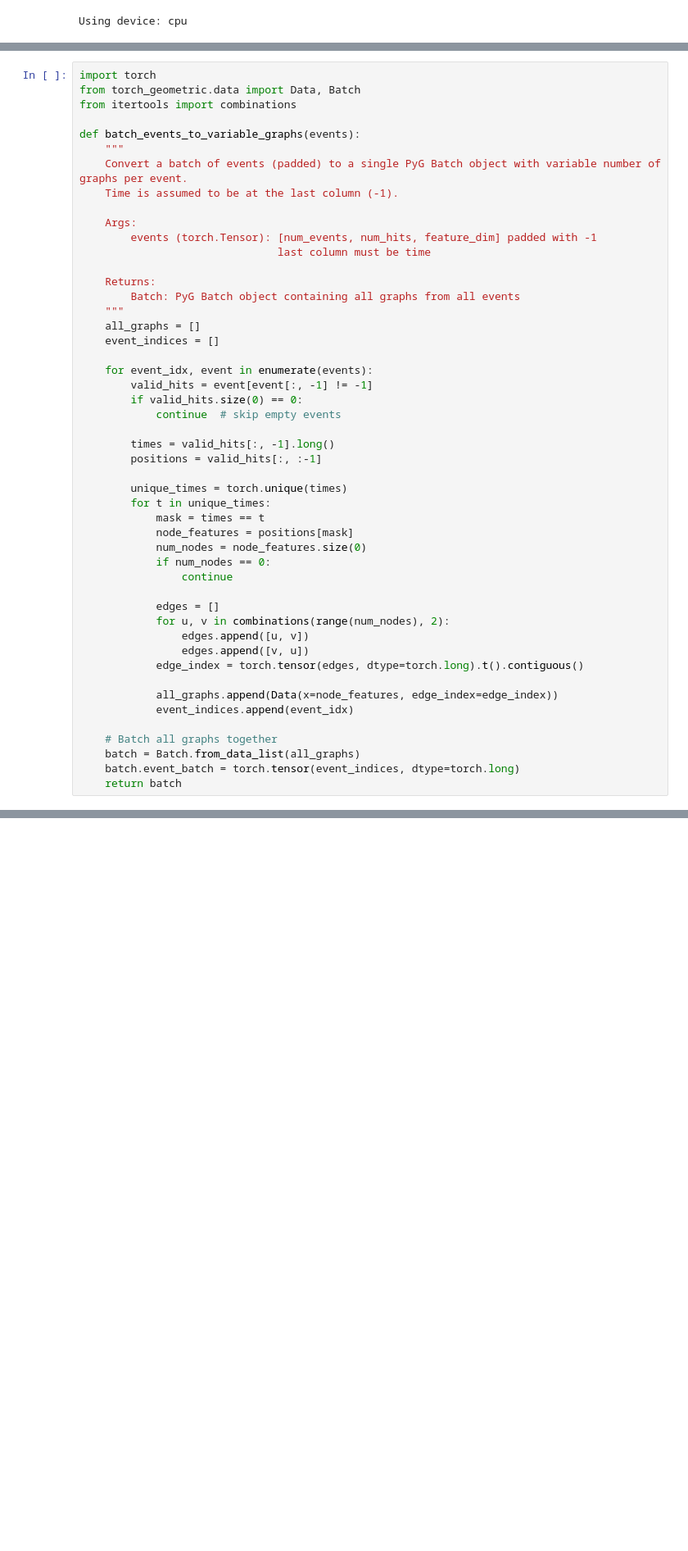
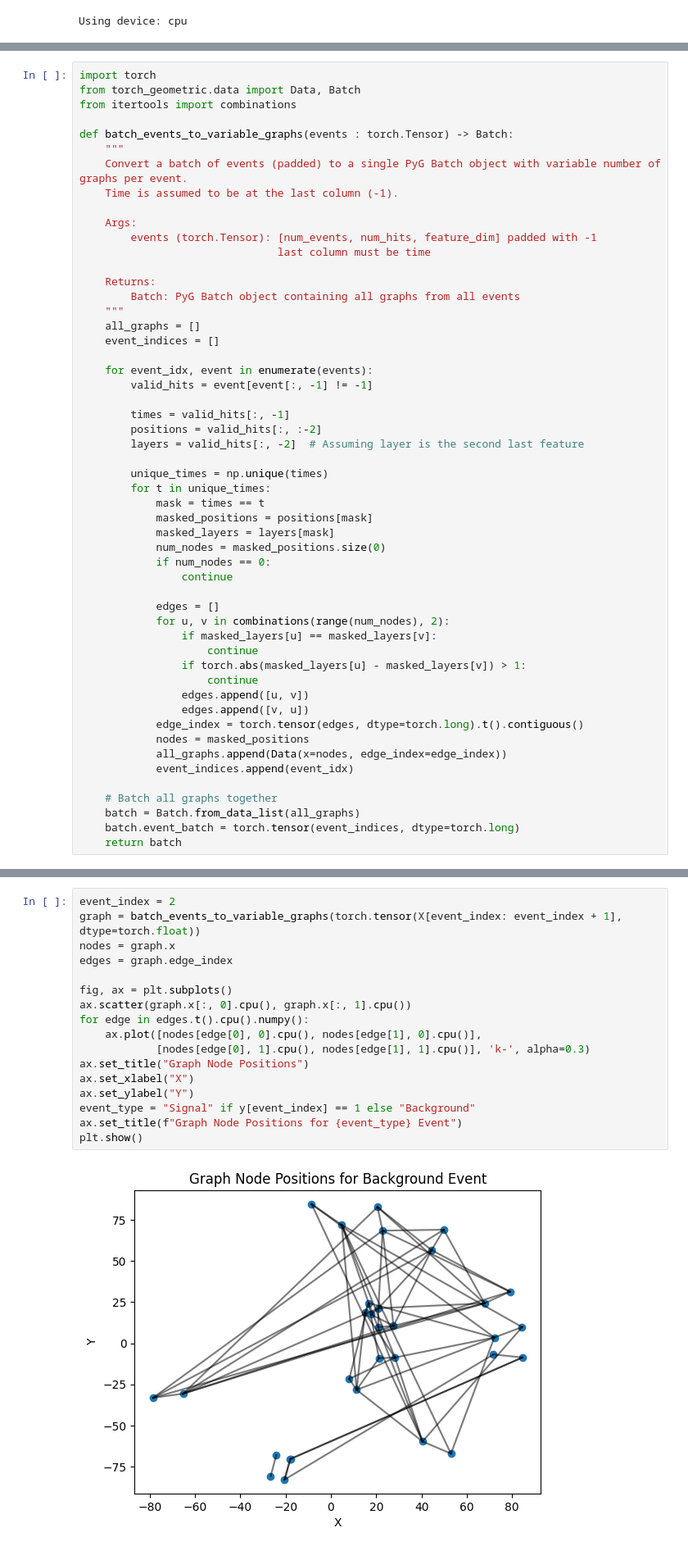
Before and after one commit to makoeppel/mu3e_gnn_trigger, a Jupyter notebook: notebooks/ClassificationNewGNN.ipynb, the cells around one changed output, grey strips where cells are left out. Shown: that part at 82% size. Drawn from its saved outputs; the diff is of its cells as text; blank space fills up the shorter version.

```diff
--- a/notebooks/ClassificationNewGNN.ipynb
+++ b/notebooks/ClassificationNewGNN.ipynb
@@ -45,7 +69,7 @@ import torch
 from torch_geometric.data import Data, Batch
 from itertools import combinations
 
-def batch_events_to_variable_graphs(events):
+def batch_events_to_variable_graphs(events : torch.Tensor) -> Batch:
     """
     Convert a batch of events (padded) to a single PyG Batch object with variable number of graphs per event.
     Time is assumed to be at the last column (-1).
@@ -62,27 +86,31 @@ def batch_events_to_variable_graphs(events):
 
     for event_idx, event in enumerate(events):
         valid_hits = event[event[:, -1] != -1]
-        if valid_hits.size(0) == 0:
-            continue  # skip empty events
 
-        times = valid_hits[:, -1].long()
-        positions = valid_hits[:, :-1]
+        times = valid_hits[:, -1]
+        positions = valid_hits[:, :-2]
+        layers = valid_hits[:, -2]  # Assuming layer is the second last feature
 
-        unique_times = torch.unique(times)
+        unique_times = np.unique(times)
         for t in unique_times:
             mask = times == t
-            node_features = positions[mask]
-            num_nodes = node_features.size(0)
+            masked_positions = positions[mask]
+            masked_layers = layers[mask]
+            num_nodes = masked_positions.size(0)
             if num_nodes == 0:
                 continue
 
             edges = []
             for u, v in combinations(range(num_nodes), 2):
+                if masked_layers[u] == masked_layers[v]:
+                    continue
+                if torch.abs(masked_layers[u] - masked_layers[v]) > 1:
+                    continue
                 edges.append([u, v])
                 edges.append([v, u])
             edge_index = torch.tensor(edges, dtype=torch.long).t().contiguous()
-
-            all_graphs.append(Data(x=node_features, edge_index=edge_index))
+            nodes = masked_positions
+            all_graphs.append(Data(x=nodes, edge_index=edge_index))
             event_indices.append(event_idx)
 
     # Batch all graphs together
@@ -96,3 +163,22 @@ from torch_src.model.components import get_mlp
+# %%
+event_index = 2
+graph = batch_events_to_variable_graphs(torch.tensor(X[event_index: event_index + 1], dtype=torch.float))
+nodes = graph.x
+edges = graph.edge_index
+
+fig, ax = plt.subplots()
+ax.scatter(graph.x[:, 0].cpu(), graph.x[:, 1].cpu())
+for edge in edges.t().cpu().numpy():
+    ax.plot([nodes[edge[0], 0].cpu(), nodes[edge[1], 0].cpu()],
+            [nodes[edge[0], 1].cpu(), nodes[edge[1], 1].cpu()], 'k-', alpha=0.3)
+ax.set_title("Graph Node Positions")
+ax.set_xlabel("X")
+ax.set_ylabel("Y")
+event_type = "Signal" if y[event_index] == 1 else "Background"
+ax.set_title(f"Graph Node Positions for {event_type} Event")
+plt.show()
+# %% [output]
+[figure, added]
 # %%
 import torch
 from torch import nn
```
Also changed, not shown: parts of 16 cells of this notebook, 10 other files.
